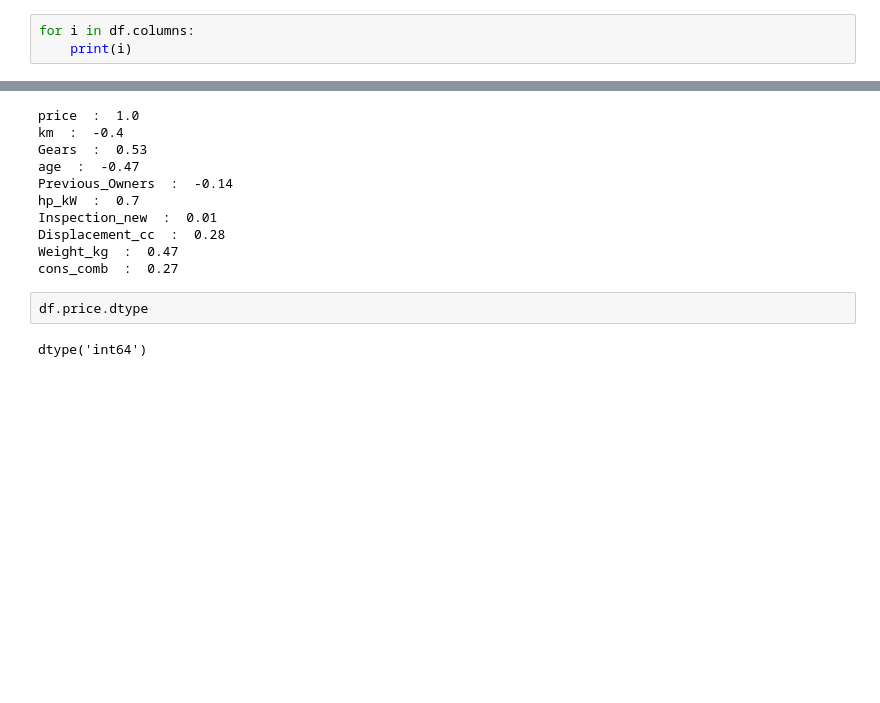
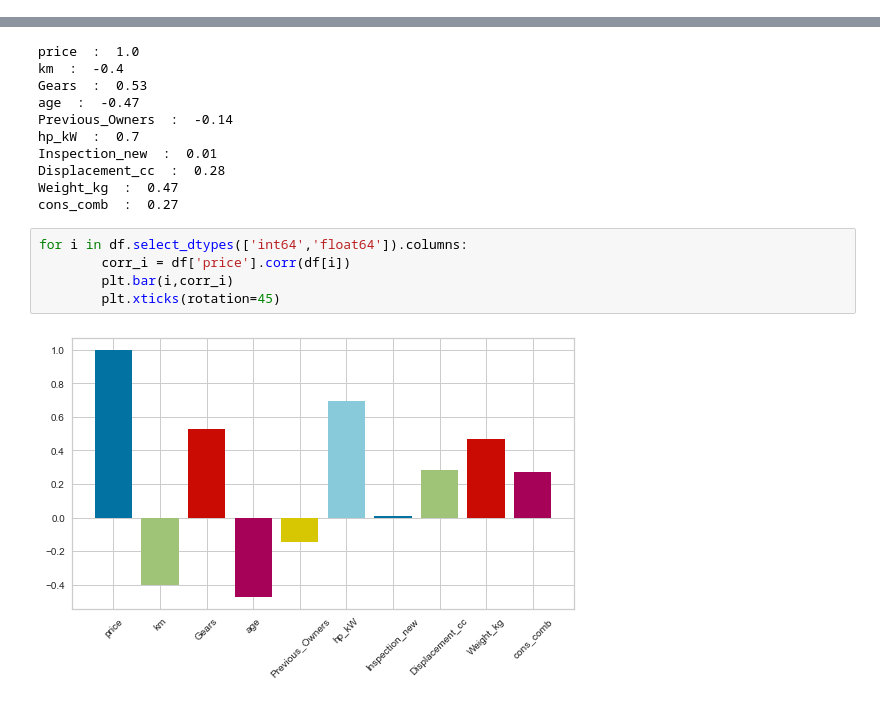
Before and after one commit to gulakkoc/My_Machine_Learning_Practices, a Jupyter notebook: Projects/Used_Car_Price_Prediction/Price Prediction.ipynb, the cells around one changed output, grey strips where cells are left out. Saved outputs shown, nothing was run; the diff lists cells and outputs as text; blank space fills up the shorter version.

Commit message:
Price Prediction

```diff
--- a/Projects/Used_Car_Price_Prediction/Price Prediction.ipynb
+++ b/Projects/Used_Car_Price_Prediction/Price Prediction.ipynb
@@ -174,6 +174,3 @@ sns.heatmap(df.corr(), annot = True)
 # %% [output]
 <AxesSubplot:>
 [figure]
-# %%
-for i in df.columns:
-    print(i)
@@ -220,7 +189,10 @@ Inspection_new  :  0.01
 Displacement_cc  :  0.28
 Weight_kg  :  0.47
 cons_comb  :  0.27
-# %%
-df.price.dtype
-# %% [output]
-dtype('int64')
+# %%
+for i in df.select_dtypes(['int64','float64']).columns:
+        corr_i = df['price'].corr(df[i])
+        plt.bar(i,corr_i)
+        plt.xticks(rotation=45)
+# %% [output]
+[figure, added]
```
Also changed, not shown: parts of 3 cells of this notebook.
